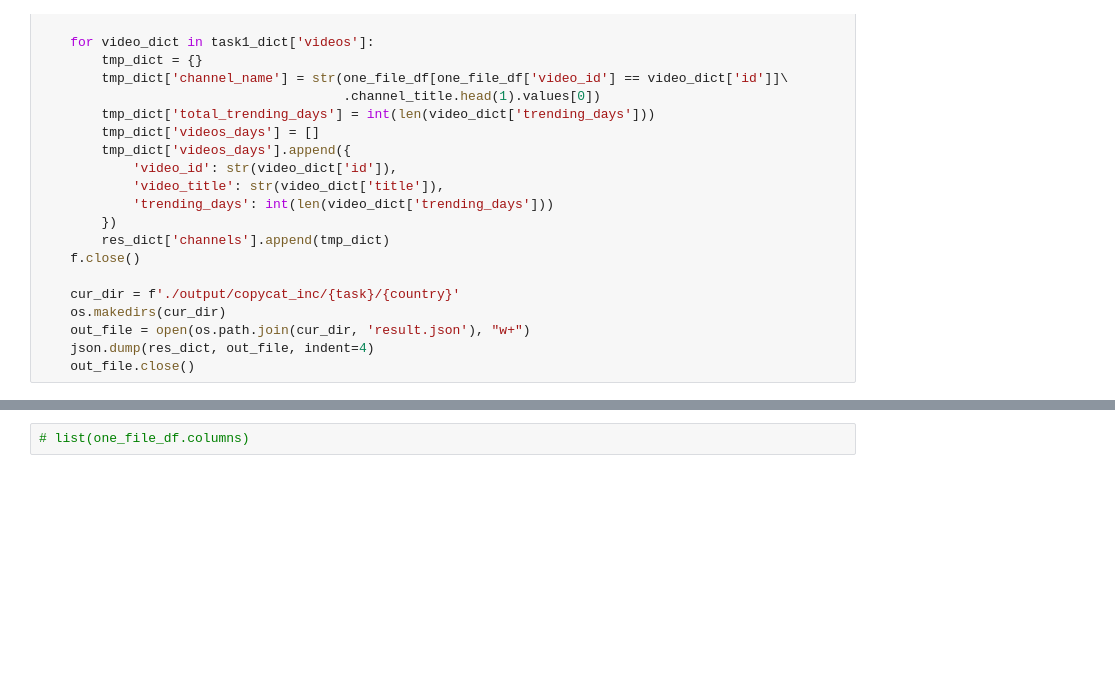
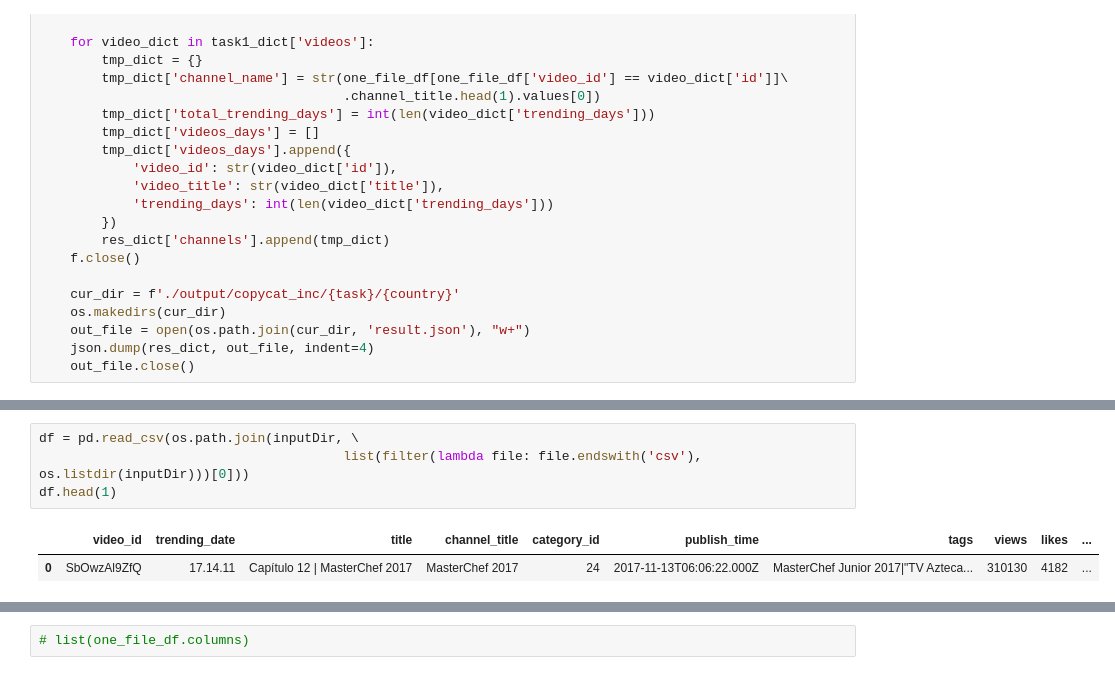
Before and after one commit to SOFIAshyn/BigData_course_Homeworks, a Jupyter notebook: hw3/AllTasksLocally.ipynb, the cells around one changed output, grey strips where cells are left out. Saved outputs shown, nothing was run; the diff lists cells and outputs as text; blank space fills up the shorter version.

```diff
--- a/hw3/AllTasksLocally.ipynb
+++ b/hw3/AllTasksLocally.ipynb
@@ -351,0 +355,7 @@ for file in list(filter(lambda file: file.endswith('csv'), os.listdir(inputDir))
+# %%
+df = pd.read_csv(os.path.join(inputDir, \
+                                       list(filter(lambda file: file.endswith('csv'), os.listdir(inputDir)))[0]))
+df.head(1)
+# %% [output]
+|  | video_id | trending_date | title | channel_title | category_id | publish_time | tags | views | likes | ... |
+| 0 | SbOwzAl9ZfQ | 17.14.11 | Capítulo 12 | MasterChef 2017 | MasterChef 2017 | 24 | 2017-11-13T06:06:22.000Z | MasterChef Junior 2017|"TV Azteca... | 310130 | 4182 | ... |
```
Also changed, not shown: parts of 2 cells of this notebook, 11 other files.
